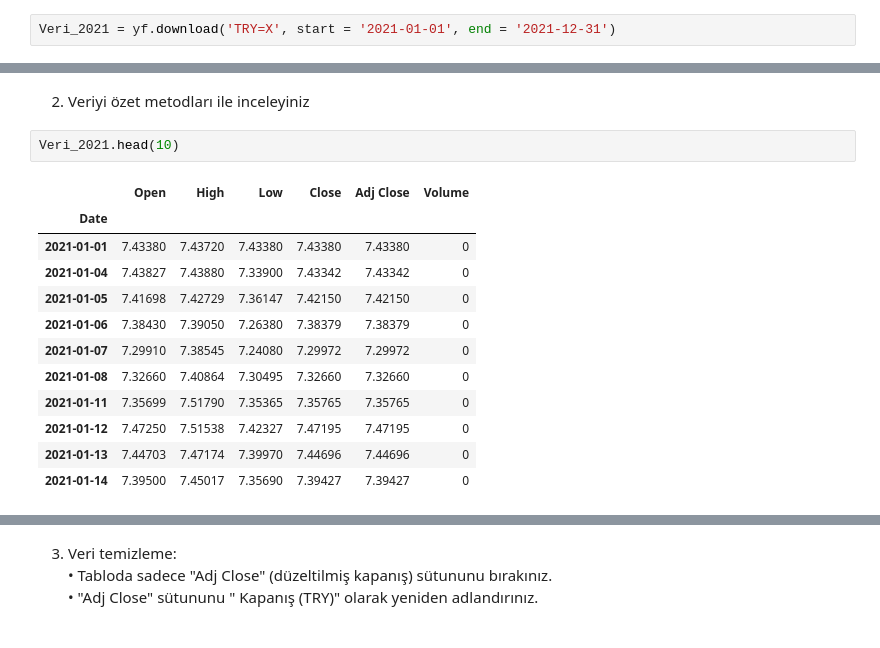
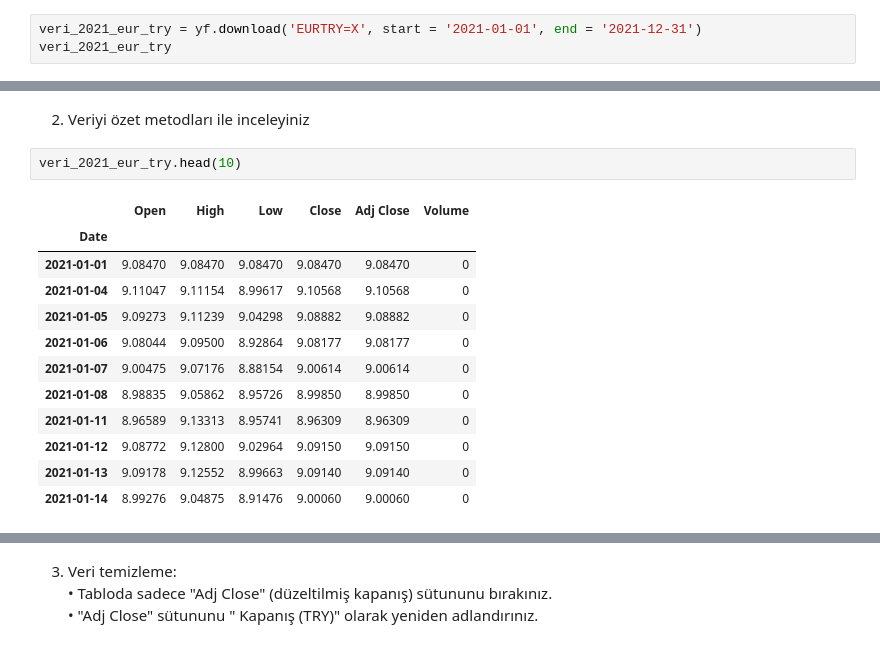
Before and after one commit to akintastan/GMKA_Akin_Tastan, a Jupyter notebook: Odev3_Python_Veri_Analizi_Egitimi__Akin_Tastan_.ipynb, the cells around one changed output, grey strips where cells are left out. Drawn from its saved outputs; the diff is of its cells as text.

```diff
--- a/Odev3_Python_Veri_Analizi_Egitimi__Akin_Tastan_.ipynb
+++ b/Odev3_Python_Veri_Analizi_Egitimi__Akin_Tastan_.ipynb
@@ -16,6 +16,7 @@ from plotly.subplots import make_subplots
 # %% [markdown]
 1. <i> Yahoo Finance</i> sitesinden 2021 yılına ait EUR/TRY kur değerlerini indiriniz
 # %%
-Veri_2021 = yf.download('TRY=X', start = '2021-01-01', end = '2021-12-31')
+veri_2021_eur_try = yf.download('EURTRY=X', start = '2021-01-01', end = '2021-12-31')
+veri_2021_eur_try
 # %% [output]
 [*********************100%***********************]  1 of 1 completed
@@ -22,18 +37,18 @@ Veri_2021 = yf.download('TRY=X', start = '2021-01-01', end = '2021-12-31')
 # %% [markdown]
 2. Veriyi özet metodları ile inceleyiniz
 # %%
-Veri_2021.head(10)
+veri_2021_eur_try.head(10)
 # %% [output]
 |  | Open | High | Low | Close | Adj Close | Volume |
 | Date |  |  |  |  |  |  |
-| 2021-01-01 | 7.43380 | 7.43720 | 7.43380 | 7.43380 | 7.43380 | 0 |
-| 2021-01-04 | 7.43827 | 7.43880 | 7.33900 | 7.43342 | 7.43342 | 0 |
-| 2021-01-05 | 7.41698 | 7.42729 | 7.36147 | 7.42150 | 7.42150 | 0 |
-| 2021-01-06 | 7.38430 | 7.39050 | 7.26380 | 7.38379 | 7.38379 | 0 |
-| 2021-01-07 | 7.29910 | 7.38545 | 7.24080 | 7.29972 | 7.29972 | 0 |
-| 2021-01-08 | 7.32660 | 7.40864 | 7.30495 | 7.32660 | 7.32660 | 0 |
-| 2021-01-11 | 7.35699 | 7.51790 | 7.35365 | 7.35765 | 7.35765 | 0 |
-| 2021-01-12 | 7.47250 | 7.51538 | 7.42327 | 7.47195 | 7.47195 | 0 |
-| 2021-01-13 | 7.44703 | 7.47174 | 7.39970 | 7.44696 | 7.44696 | 0 |
-| 2021-01-14 | 7.39500 | 7.45017 | 7.35690 | 7.39427 | 7.39427 | 0 |
+| 2021-01-01 | 9.08470 | 9.08470 | 9.08470 | 9.08470 | 9.08470 | 0 |
+| 2021-01-04 | 9.11047 | 9.11154 | 8.99617 | 9.10568 | 9.10568 | 0 |
+| 2021-01-05 | 9.09273 | 9.11239 | 9.04298 | 9.08882 | 9.08882 | 0 |
+| 2021-01-06 | 9.08044 | 9.09500 | 8.92864 | 9.08177 | 9.08177 | 0 |
+| 2021-01-07 | 9.00475 | 9.07176 | 8.88154 | 9.00614 | 9.00614 | 0 |
+| 2021-01-08 | 8.98835 | 9.05862 | 8.95726 | 8.99850 | 8.99850 | 0 |
+| 2021-01-11 | 8.96589 | 9.13313 | 8.95741 | 8.96309 | 8.96309 | 0 |
+| 2021-01-12 | 9.08772 | 9.12800 | 9.02964 | 9.09150 | 9.09150 | 0 |
+| 2021-01-13 | 9.09178 | 9.12552 | 8.99663 | 9.09140 | 9.09140 | 0 |
+| 2021-01-14 | 8.99276 | 9.04875 | 8.91476 | 9.00060 | 9.00060 | 0 |
 # %%
```
Also changed, not shown: parts of 20 cells of this notebook.
